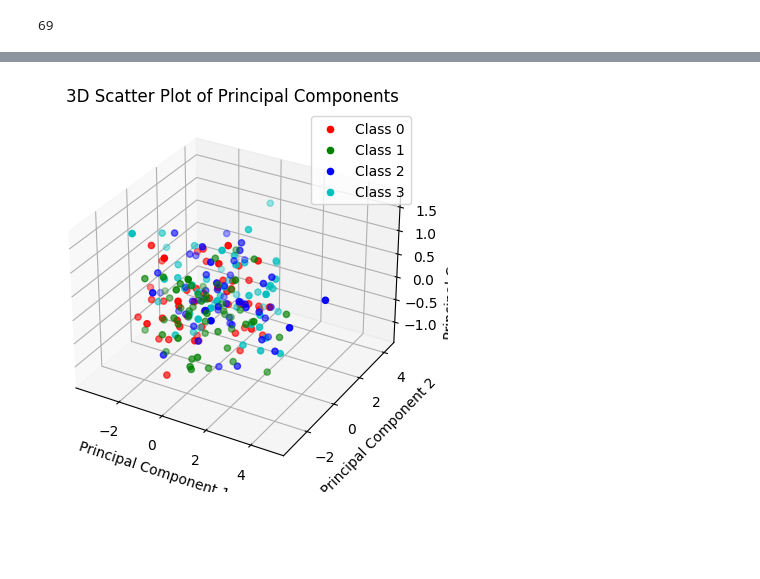
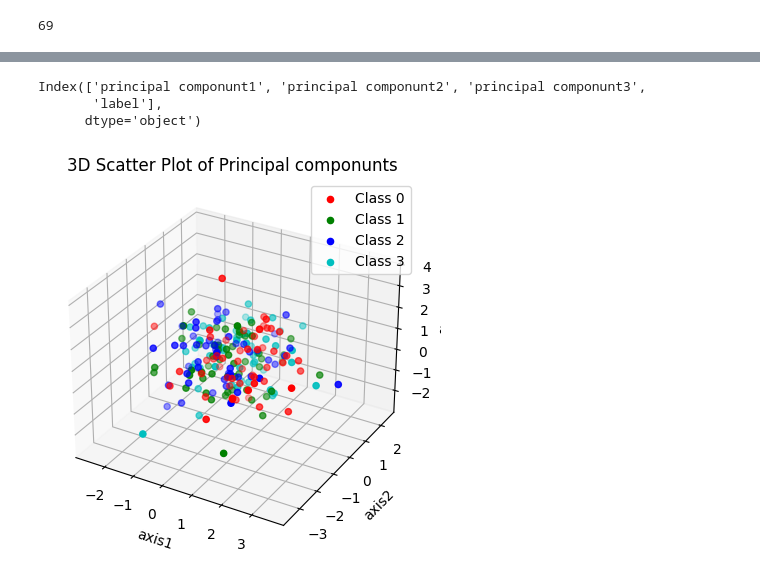
Before and after one commit to Cld338/EEG_analysis, a Jupyter notebook: example/main_single_class.ipynb, the cells around one changed output, grey strips where cells are left out. Drawn from its saved outputs; the diff is of its cells as text; code cells hidden in the pictures; blank space fills up the shorter version.

```diff
--- a/example/main_single_class.ipynb
+++ b/example/main_single_class.ipynb
@@ -202,28 +202,54 @@ pd.concat([principalDf, labelDF], axis=1)
 # %%
+# # 데이터를 DataFrame으로 생성
+df = pd.concat([principalDf, labelDF], axis=1)
+df.columns = [f"principal componunt{i+1}" for i in range(n_componunts)]+["label"]
+print(df.columns)
 
+# # 3D scatter plot 그리기
+# fig = plt.figure()
+# ax = fig.add_subplot(111, projection='3d')
 
-# 데이터를 DataFrame으로 생성
-df = pd.concat([principalDf, labelDF], axis=1)
-df.columns = [f"principal component{i+1}" for i in range(n_componunts)]+["label"]
+# # 클래스별로 색상을 다르게 설정
+# colors = ['r', 'g', 'b', 'c']
+# for i in range(4):  # 클래스 개수에 맞게 범위 설정
+#     subset = df[df['label'] == i]
+#     ax.scatter(subset['principal componunt1'], subset['principal componunt2'], subset['principal componunt3'], c=colors[i], label=f'Class {i}')
 
-# 3D scatter plot 그리기
-fig = plt.figure()
-ax = fig.add_subplot(111, projection='3d')
-
-# 클래스별로 색상을 다르게 설정
-colors = ['r', 'g', 'b', 'c']
-for i in range(4):  # 클래스 개수에 맞게 범위 설정
-    subset = df[df['label'] == i]
-    ax.scatter(subset['principal component1'], subset['principal component2'], subset['principal component3'], c=colors[i], label=f'Class {i}')
-
-ax.set_xlabel('Principal Component 1')
-ax.set_ylabel('Principal Component 2')
-ax.set_zlabel('Principal Component 3')
-ax.set_title('3D Scatter Plot of Principal Components')
-ax.legend()
-plt.show()
+# ax.set_xlabel('Principal componunt 1')
+# ax.set_ylabel('Principal componunt 2')
+# ax.set_zlabel('Principal componunt 3')
+# ax.set_title('3D Scatter Plot of Principal componunts')
+# ax.legend()
+# plt.show()
 # %% [output]
-[figure, removed]
+Index(['principal componunt1', 'principal componunt2', 'principal componunt3',
+       'label'],
+      dtype='object')
 # %%
 import numpy as np
 np.save("./dataframe", df)
+# %%
+from dataAnalyzer import *
+LDA_DF = pd.DataFrame(lda(principalDf, labelDF, 3))
+# %%
+LDA_DF = pd.concat([LDA_DF, labelDF], axis=1)
+LDA_DF.columns = [f"axis{i+1}" for i in range(n_componunts)]+["label"]
+
+# 3D scatter plot 그리기
+fig = plt.figure()
+ax = fig.add_subplot(111, projection='3d')
+
+# 클래스별로 색상을 다르게 설정
+colors = ['r', 'g', 'b', 'c']
+for i in range(4):  # 클래스 개수에 맞게 범위 설정
+    subset = LDA_DF[LDA_DF['label'] == i]
+    ax.scatter(subset['axis1'], subset['axis2'], subset['axis3'], c=colors[i], label=f'Class {i}')
+
+ax.set_xlabel('axis1')
+ax.set_ylabel('axis2')
+ax.set_zlabel('axis3')
+ax.set_title('3D Scatter Plot of Principal componunts')
+ax.legend()
+plt.show()
+# %% [output]
+[figure, added]
```
Also changed, not shown: parts of 13 cells of this notebook, 4 other files.
